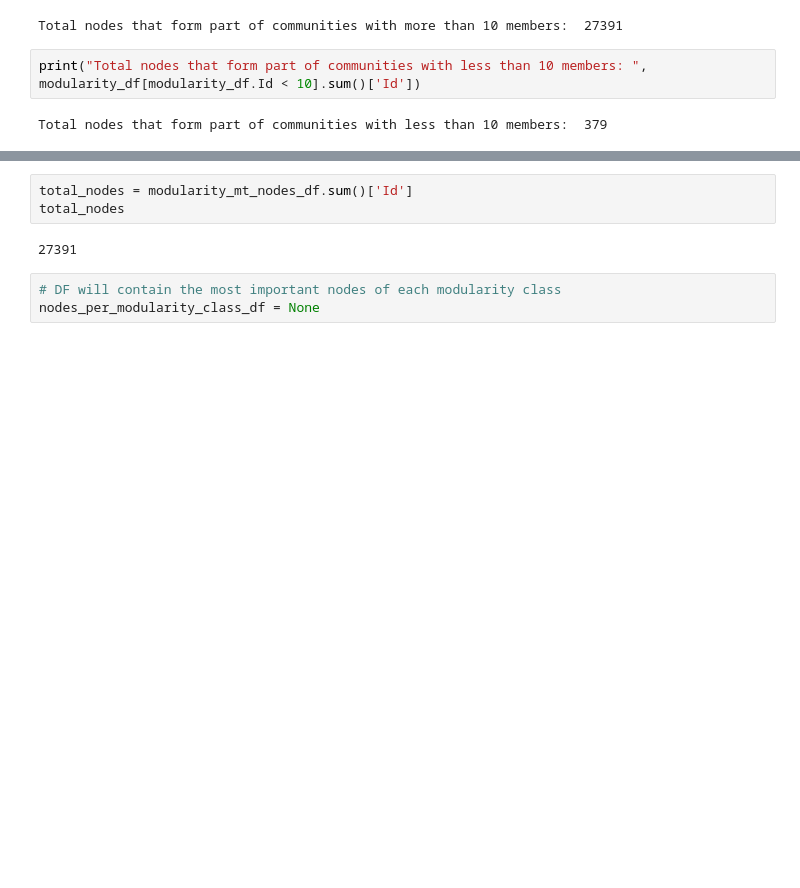
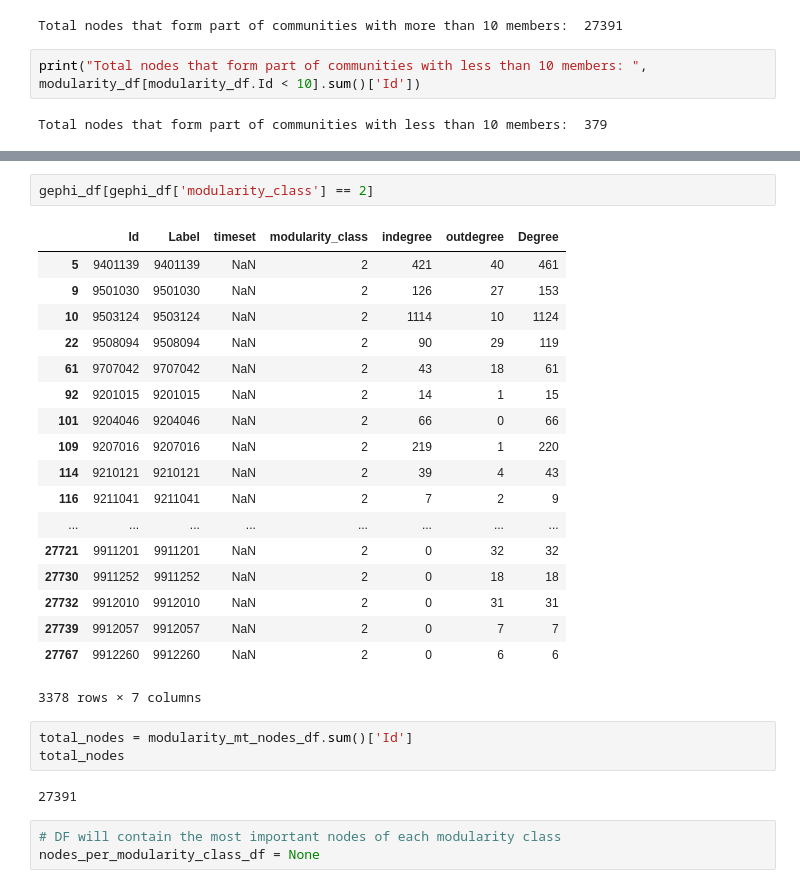
Before and after one commit to ajmaradiaga/dmsn-group15-citation-networks, a Jupyter notebook: exploring-nodes-with-modularity.ipynb, the cells around one changed output, grey strips where cells are left out. Saved outputs shown, nothing was run; the diff lists cells and outputs as text; blank space fills up the shorter version.

```diff
--- a/exploring-nodes-with-modularity.ipynb
+++ b/exploring-nodes-with-modularity.ipynb
@@ -50,3 +82,24 @@ modularity_df[modularity_df.Id < 10].groupby('Id').count()
+# %%
+gephi_df[gephi_df['modularity_class'] == 2]
+# %% [output]
+|  | Id | Label | timeset | modularity_class | indegree | outdegree | Degree |
+| 5 | 9401139 | 9401139 | NaN | 2 | 421 | 40 | 461 |
+| 9 | 9501030 | 9501030 | NaN | 2 | 126 | 27 | 153 |
+| 10 | 9503124 | 9503124 | NaN | 2 | 1114 | 10 | 1124 |
+| 22 | 9508094 | 9508094 | NaN | 2 | 90 | 29 | 119 |
+| 61 | 9707042 | 9707042 | NaN | 2 | 43 | 18 | 61 |
+| 92 | 9201015 | 9201015 | NaN | 2 | 14 | 1 | 15 |
+| 101 | 9204046 | 9204046 | NaN | 2 | 66 | 0 | 66 |
+| 109 | 9207016 | 9207016 | NaN | 2 | 219 | 1 | 220 |
+| 114 | 9210121 | 9210121 | NaN | 2 | 39 | 4 | 43 |
+| 116 | 9211041 | 9211041 | NaN | 2 | 7 | 2 | 9 |
+| ... | ... | ... | ... | ... | ... | ... | ... |
+| 27721 | 9911201 | 9911201 | NaN | 2 | 0 | 32 | 32 |
+| 27730 | 9911252 | 9911252 | NaN | 2 | 0 | 18 | 18 |
+| 27732 | 9912010 | 9912010 | NaN | 2 | 0 | 31 | 31 |
+| 27739 | 9912057 | 9912057 | NaN | 2 | 0 | 7 | 7 |
+| 27767 | 9912260 | 9912260 | NaN | 2 | 0 | 6 | 6 |
+3378 rows × 7 columns
 # %%
 total_nodes = modularity_mt_nodes_df.sum()['Id']
 total_nodes
```
Also changed, not shown: parts of 3 cells of this notebook, 5 other files.
